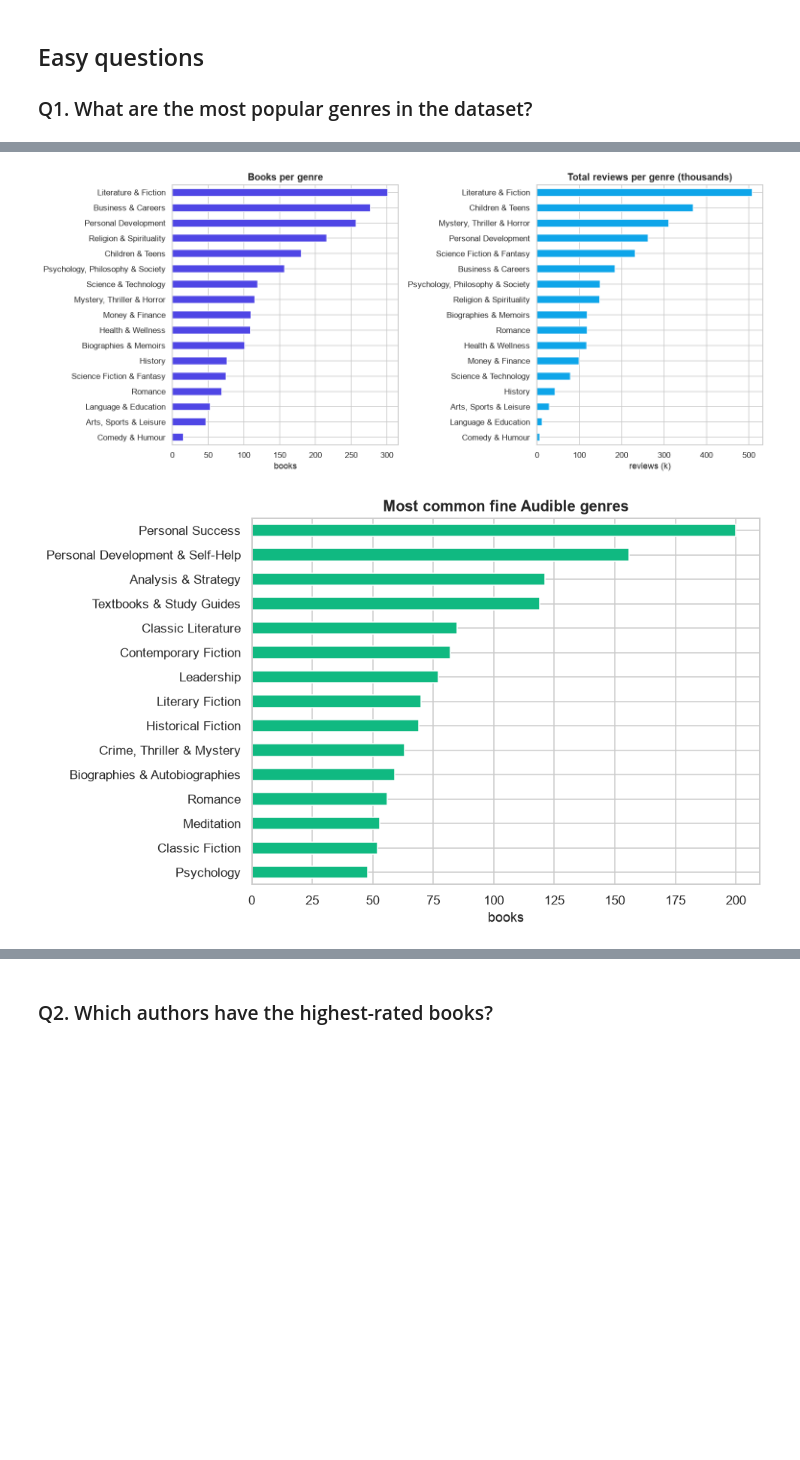
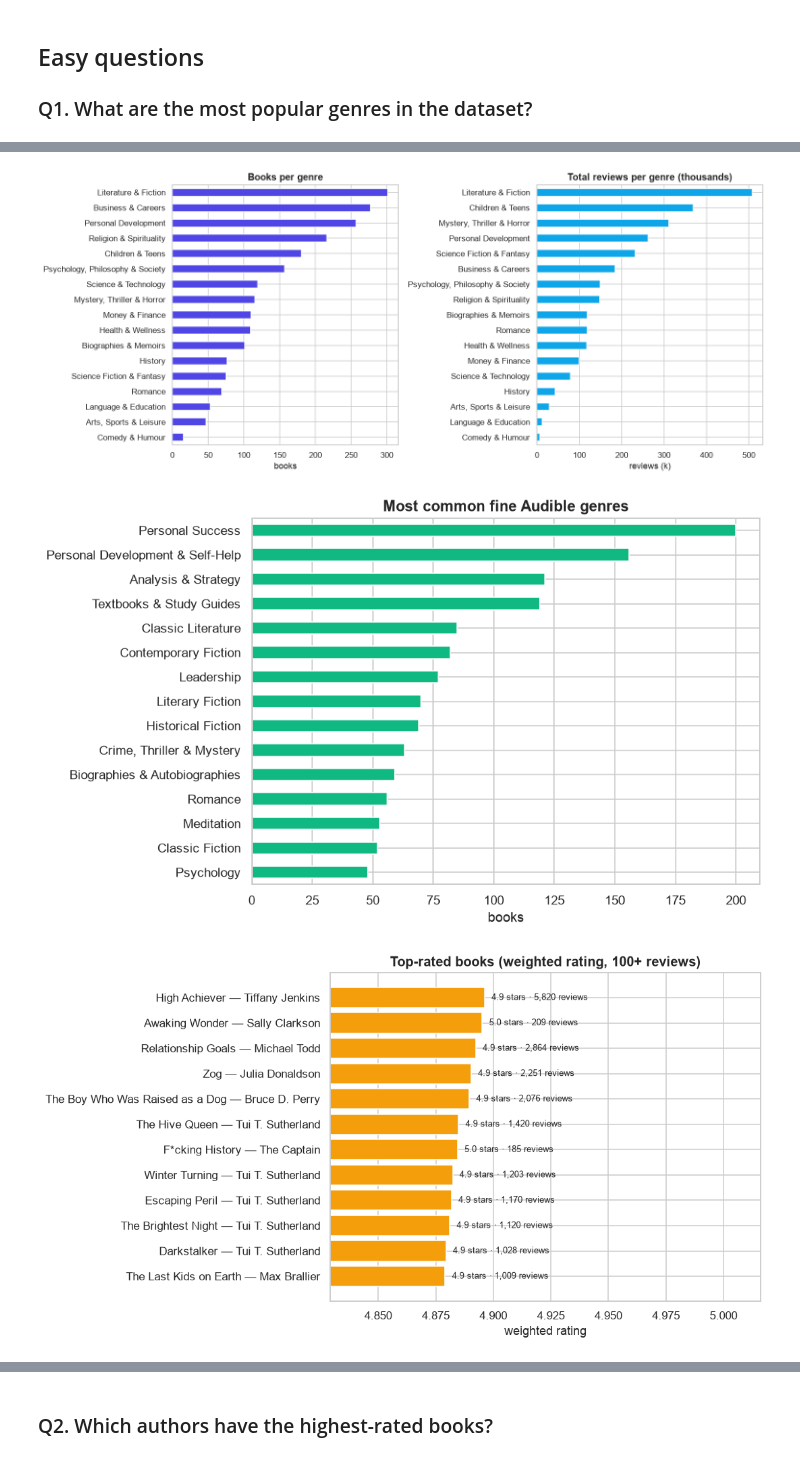
Before and after one commit to aryaman2213/Audible-Insights, a Jupyter notebook: notebooks/eda.ipynb, the cells around one changed output, grey strips where cells are left out. Cells and saved outputs as stored; diff of their text form; code cells hidden in the pictures; blank space fills up the shorter version.

```diff
--- a/notebooks/eda.ipynb
+++ b/notebooks/eda.ipynb
@@ -85,6 +142,9 @@ g = eda.q1_popular_genres(books)
 display(g.style.format({"total_reviews": "{:,.0f}", "avg_rating": "{:.2f}", "share_of_reviews": "{:.1%}",
                         "median_reviews": "{:,.0f}"}))
 eda.chart_genres(books); eda.chart_fine_genres(books);
+print("Top-rated books (weighted rating, 100+ reviews):")
+display(eda.q1_top_rated_books(books).style.format({"weighted_rating": "{:.3f}", "num_reviews": "{:,}"}))
+eda.chart_top_rated_books(books);
 # %% [output]
 |  | books | total_reviews | median_reviews | avg_rating | share_of_reviews |
 | primary_genre |  |  |  |  |  |
@@ -108,5 +185,6 @@ eda.chart_genres(books); eda.chart_fine_genres(books);
 [figure]
 [figure]
+[figure, added]
 # %% [markdown]
 **Answer.** It depends on what "popular" means:
 - **By number of titles:** Literature & Fiction (301 books), Business & Careers (277) and Personal Development (257)
```
Also changed, not shown: parts of 20 cells of this notebook, 19 other files.
